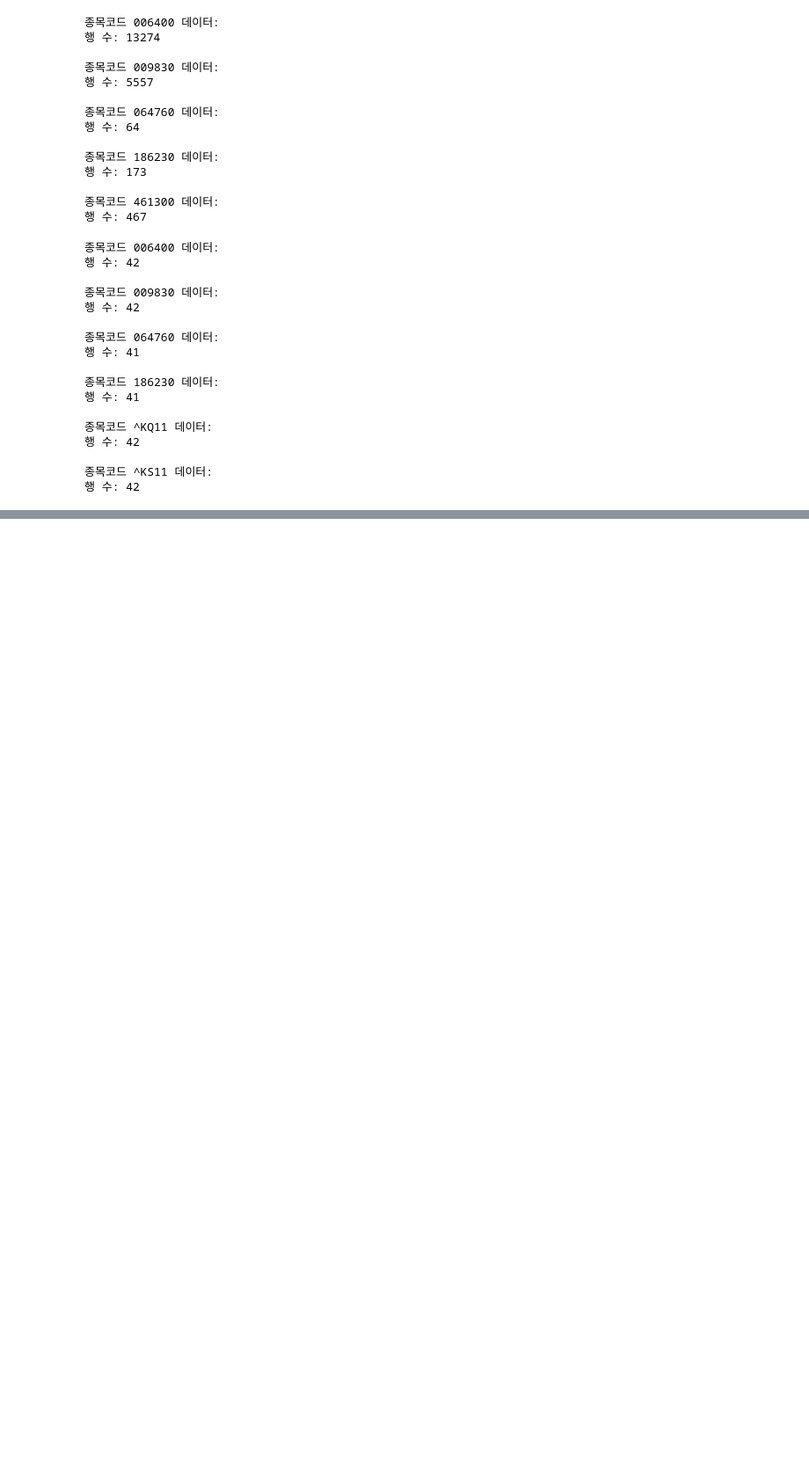
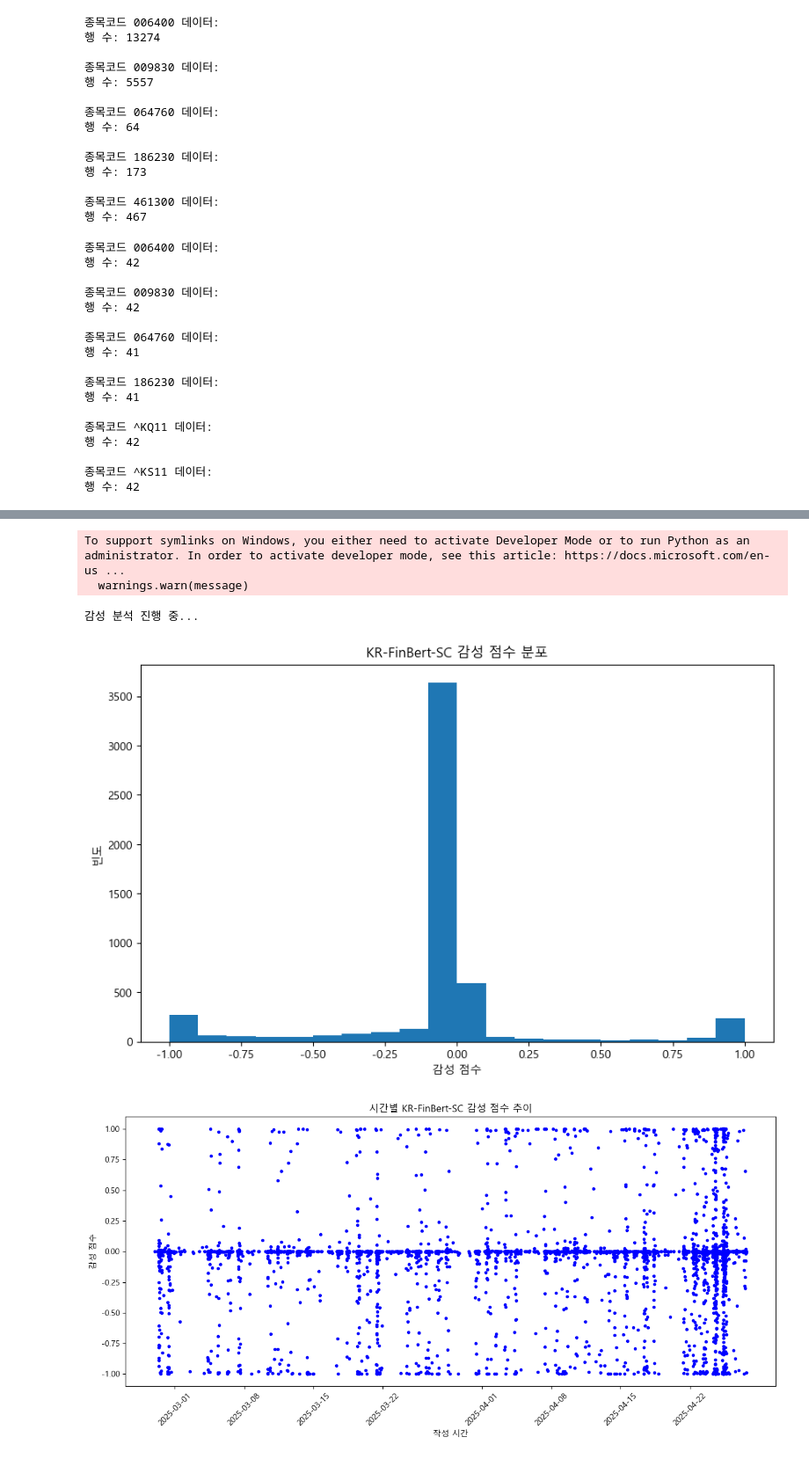
Before and after one commit to wizarddk95/data-collection-analysis, a Jupyter notebook: notebooks/eda.ipynb, the cells around one changed output, grey strips where cells are left out. Shown at 88% size. Cells and saved outputs as stored; diff of their text form; code cells hidden in the pictures; blank space fills up the shorter version.

```diff
--- a/notebooks/eda.ipynb
+++ b/notebooks/eda.ipynb
@@ -85,3 +85,8 @@ df009830.head()
 | 2 | 2025.04.27 | 16:08 | per1 | 50% 올리고도 고작 per1이다 조정? 당연히 있겠지 휩쓸... | 1 | rmsq**** | 107 | 2 | 1 | per1\n50% 올리고도 고작 per1이다 조정? 당연히 ... |
 | 3 | 2025.04.27 | 15:59 | 내가 주포면... | 금욜 개인들 많이 나갔으니\n\n그냥 훈장달아도\n\n쭉 올... | 0 | newp**** | 72 | 2 | 0 | 내가 주포면...\n금욜 개인들 많이 나갔으니\n\n그냥 훈... |
 | 4 | 2025.04.27 | 15:45 | 애초에 단기로 볼생각도 없었음 | 솔라허브 가동 모멘텀 남아서\n\n하반기까지는 기다려야함 (... | 0 | love**** | 96 | 4 | 2 | 애초에 단기로 볼생각도 없었음\n솔라허브 가동 모멘텀 남아서... |
+# %%
+# 일자와 시각 컬럼을 합쳐서 datetime 형식의 새로운 컬럼 생성
+df009830['작성일시'] = pd.to_datetime(df009830['일자'] + ' ' + df009830['시각'].str[:2], format='%Y.%m.%d %H')
+
+df009830.head()
@@ -87,0 +100,65 @@ df009830.head()
+# %%
+# KR-FinBert-SC를 이용한 감성분석
+from transformers import AutoTokenizer, AutoModelForSequenceClassification
+import torch
+import numpy as np
+import matplotlib.pyplot as plt
+from tqdm import tqdm
+
+# 한글 폰트 설정
+plt.rcParams['font.family'] = 'Malgun Gothic'
+plt.rcParams['axes.unicode_minus'] = False
+
+# KR-FinBert-SC 모델과 토크나이저 로드
+tokenizer = AutoTokenizer.from_pretrained("snunlp/KR-FinBert-SC")
+model = AutoModelForSequenceClassification.from_pretrained("snunlp/KR-FinBert-SC")
+
+def analyze_sentiment(text):
+    # NaN 값 처리
+    if pd.isna(text):
+        return 0
+
+    # 문자열로 변환
+    text = str(text)
+
+    # 토크나이징 및 모델 입력 준비
+    inputs = tokenizer(text, return_tensors="pt", truncation=True, max_length=512)
+
+    # 모델 추론
+    with torch.no_grad():
+        outputs = model(**inputs)
+        predictions = torch.nn.functional.softmax(outputs.logits, dim=-1)
+
+    # 감성 점수 변환 (-1: 부정, 0: 중립, 1: 긍정)
+    score = predictions[0].tolist()
+    sentiment_score = score[2] - score[0]  # 긍정 확률 - 부정 확률
+
+    return sentiment_score
+
+# 텍스트별 감성 점수 계산 (tqdm으로 진행률 표시)
+print("감성 분석 진행 중...")
+df009830['sentiment_score'] = [analyze_sentiment(text) for text in tqdm(df009830['텍스트'])]
+
+# 감성 점수 분포 시각화
+plt.figure(figsize=(10, 6))
+plt.hist(df009830['sentiment_score'], bins=20)
+plt.title('KR-FinBert-SC 감성 점수 분포')
+plt.xlabel('감성 점수')
+plt.ylabel('빈도')
+plt.show()
+
+# 시계열로 감성 점수 추이 시각화
+plt.figure(figsize=(12, 6))
+plt.plot(df009830['작성일시'], df009830['sentiment_score'], 'b.')
+plt.title('시간별 KR-FinBert-SC 감성 점수 추이')
+plt.xlabel('작성 시간')
+plt.ylabel('감성 점수')
+plt.xticks(rotation=45)
+plt.tight_layout()
+plt.show()
+# %% [output]
+To support symlinks on Windows, you either need to activate Developer Mode or to run Python as an administrator. In order to activate developer mode, see this article: https://docs.microsoft.com/en-us ...
+  warnings.warn(message)
+감성 분석 진행 중...
+[figure, added]
+[figure, added]
```
Also changed, not shown: parts of 10 cells of this notebook.
